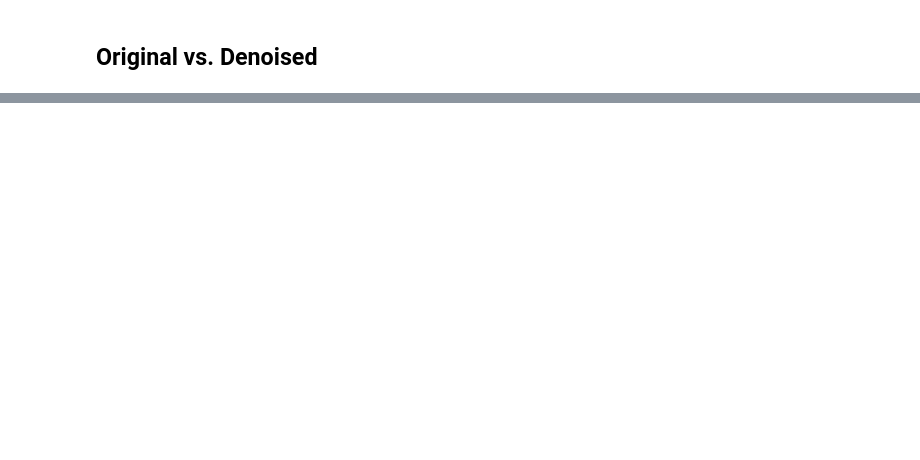
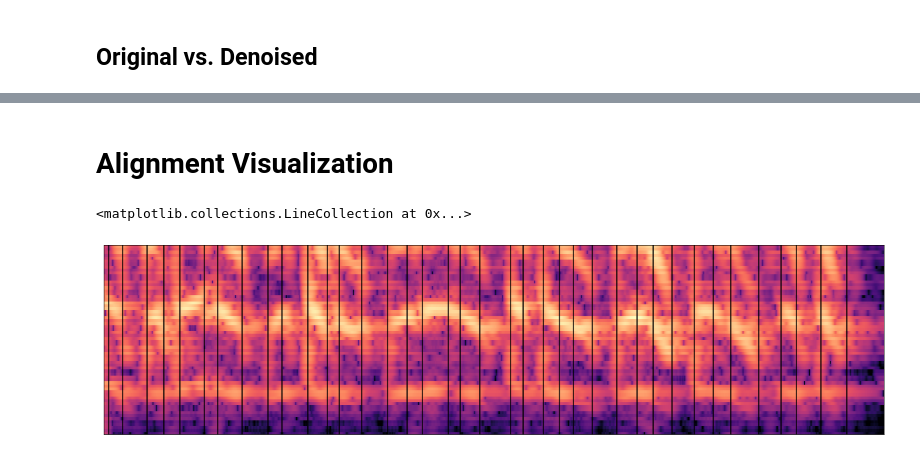
Before and after one commit to tjysdsg/tone_classifier, a Jupyter notebook: test.ipynb, the cells around one changed output, grey strips where cells are left out. Drawn from its saved outputs; the diff is of its cells as text; code cells hidden in the pictures; blank space fills up the shorter version.

Commit message:
Use triphone timestamps

```diff
--- a/test.ipynb
+++ b/test.ipynb
@@ -109,0 +109,22 @@ specshow(y, ax=axs[1], cmap='magma')
+# %% [markdown]
+# Alignment Visualization
+# %%
+# 二十八个城市的成交量出现了环比增长态势
+offset = 0.5
+timestamps = [
+    0.530,0.610,0.750,0.850,0.940,1.080,1.160,1.300,1.450,1.530,1.680,1.790,
+    1.860,1.990,2.140,2.250,2.340,2.490,2.560,2.670,2.850,2.920,3.040,3.130,3.210,3.320,3.460,3.580,
+    3.670,3.780,3.910,4.020,4.120,4.280,4.410,4.500,4.640,4.790,
+]
+timestamps = (np.asarray(timestamps) - offset) * 1000
+
+fig, ax = plt.subplots(figsize=(20, 5))
+y, _ = librosa.load('/NASdata/AudioData/mandarin/AISHELL-2/iOS/data/wav/C0053/IC0053W0166.wav', sr=16000)
+start, end = librosa.time_to_samples([offset, 5], sr=16000)
+y = y[start:end]
+specshow(y, ax=ax)
+
+ax.vlines(timestamps, 0, 350)
+# %% [output]
+<matplotlib.collections.LineCollection at 0x...>
+[figure, added]
```
Also changed, not shown: parts of 7 cells of this notebook, 7 other files.
